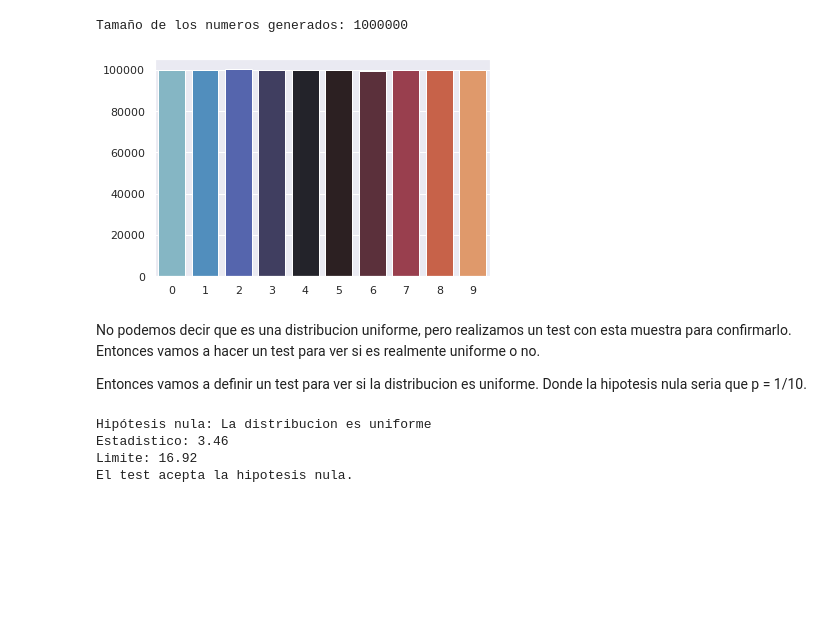
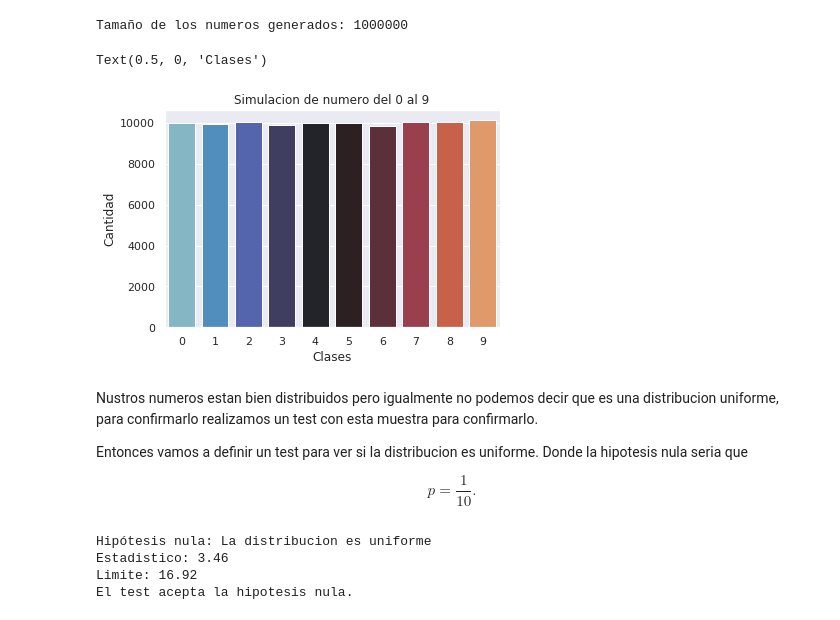
Before and after one commit to mateocapon/simulacion_tp1, a Jupyter notebook: Ejercicio 1 y 2.ipynb, the cells around one changed output. Saved outputs shown, nothing was run; the diff lists cells and outputs as text; code cells hidden in the pictures; blank space fills up the shorter version.

```diff
--- a/Ejercicio 1 y 2.ipynb
+++ b/Ejercicio 1 y 2.ipynb
@@ -200,13 +206,19 @@ Tamaño de los numeros generados: 1000000
 # %%
 numSimulados = list(range(0,10))
 
 ax = sns.barplot(x=numSimulados, y=numGenerados, palette='icefire')
+ax.set_title("Simulacion de numero del 0 al 9")
+ax.set_ylabel("Cantidad")
+ax.set_xlabel("Clases")
 # %% [output]
+Text(0.5, 0, 'Clases')
-[figure, old version]
+[figure, new version]
 # %% [markdown]
-No podemos decir que es una distribucion uniforme, pero realizamos un test con esta muestra para confirmarlo. Entonces vamos a hacer un test para ver si es realmente uniforme o no.
+Nustros numeros estan bien distribuidos pero igualmente no podemos decir que es una distribucion uniforme, para confirmarlo realizamos un test con esta muestra para confirmarlo.
 
-Entonces vamos a definir un test para ver si la distribucion es uniforme. Donde la hipotesis nula seria que p = 1/10.
+Entonces vamos a definir un test para ver si la distribucion es uniforme. Donde la hipotesis nula seria que
+
+$$p = \frac{1}{10}.$$
 # %%
 from scipy.stats import chi2
 
```
Also changed, not shown: parts of 8 cells of this notebook, 2 other files.
